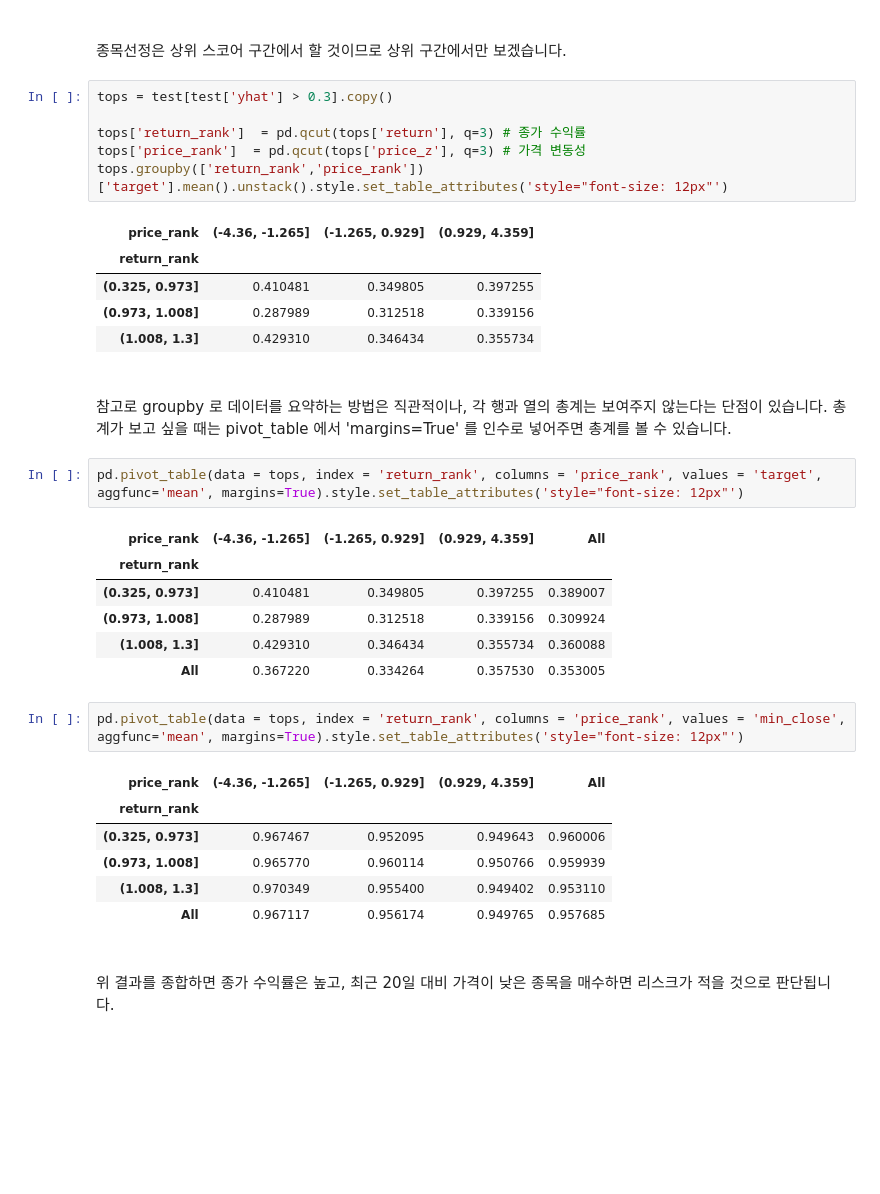
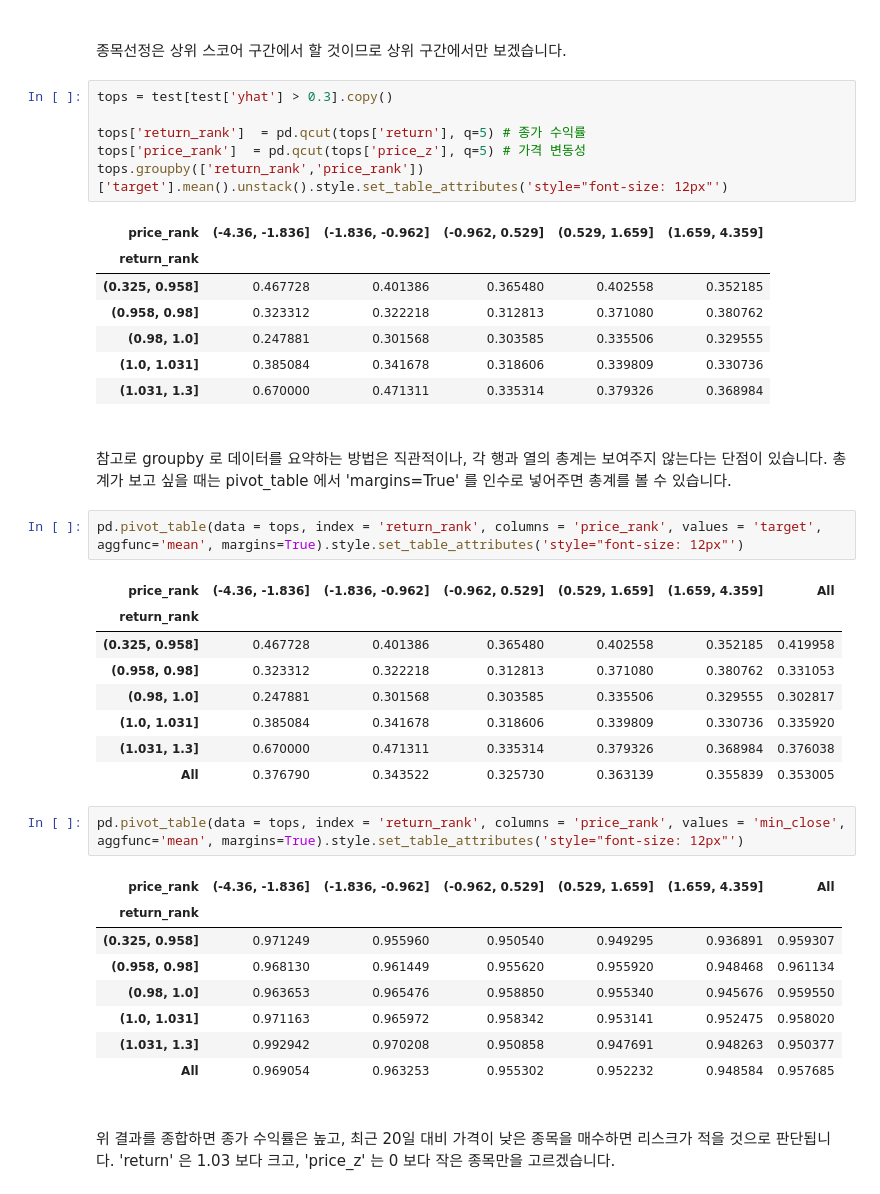
Before and after one commit to occam-KHS/JupyterBook, a Jupyter notebook: _build/jupyter_execute/chapter5/5.2.3_GAM.ipynb, the cells around one changed output. Saved outputs shown, nothing was run; the diff lists cells and outputs as text; blank space fills up the shorter version.

```diff
--- a/_build/jupyter_execute/chapter5/5.2.3_GAM.ipynb
+++ b/_build/jupyter_execute/chapter5/5.2.3_GAM.ipynb
@@ -223,35 +223,41 @@ Name: target, dtype: float64
 # %%
 tops = test[test['yhat'] > 0.3].copy()
 
-tops['return_rank']  = pd.qcut(tops['return'], q=3) # 종가 수익률
-tops['price_rank']  = pd.qcut(tops['price_z'], q=3) # 가격 변동성
+tops['return_rank']  = pd.qcut(tops['return'], q=5) # 종가 수익률
+tops['price_rank']  = pd.qcut(tops['price_z'], q=5) # 가격 변동성
 tops.groupby(['return_rank','price_rank'])['target'].mean().unstack().style.set_table_attributes('style="font-size: 12px"')
 # %% [output]
-| price_rank | (-4.36, -1.265] | (-1.265, 0.929] | (0.929, 4.359] |
-| return_rank |  |  |  |
-| (0.325, 0.973] | 0.410481 | 0.349805 | 0.397255 |
-| (0.973, 1.008] | 0.287989 | 0.312518 | 0.339156 |
-| (1.008, 1.3] | 0.429310 | 0.346434 | 0.355734 |
+| price_rank | (-4.36, -1.836] | (-1.836, -0.962] | (-0.962, 0.529] | (0.529, 1.659] | (1.659, 4.359] |
+| return_rank |  |  |  |  |  |
+| (0.325, 0.958] | 0.467728 | 0.401386 | 0.365480 | 0.402558 | 0.352185 |
+| (0.958, 0.98] | 0.323312 | 0.322218 | 0.312813 | 0.371080 | 0.380762 |
+| (0.98, 1.0] | 0.247881 | 0.301568 | 0.303585 | 0.335506 | 0.329555 |
+| (1.0, 1.031] | 0.385084 | 0.341678 | 0.318606 | 0.339809 | 0.330736 |
+| (1.031, 1.3] | 0.670000 | 0.471311 | 0.335314 | 0.379326 | 0.368984 |
 # %% [markdown]
 <br> 참고로 groupby 로 데이터를 요약하는 방법은 직관적이나, 각 행과 열의 총계는 보여주지 않는다는 단점이 있습니다. 총계가 보고 싶을 때는 pivot_table 에서 'margins=True' 를 인수로 넣어주면 총계를 볼 수 있습니다.
 # %%
 pd.pivot_table(data = tops, index = 'return_rank', columns = 'price_rank', values = 'target', aggfunc='mean', margins=True).style.set_table_attributes('style="font-size: 12px"')
 # %% [output]
-| price_rank | (-4.36, -1.265] | (-1.265, 0.929] | (0.929, 4.359] | All |
-| return_rank |  |  |  |  |
-| (0.325, 0.973] | 0.410481 | 0.349805 | 0.397255 | 0.389007 |
-| (0.973, 1.008] | 0.287989 | 0.312518 | 0.339156 | 0.309924 |
-| (1.008, 1.3] | 0.429310 | 0.346434 | 0.355734 | 0.360088 |
-| All | 0.367220 | 0.334264 | 0.357530 | 0.353005 |
+| price_rank | (-4.36, -1.836] | (-1.836, -0.962] | (-0.962, 0.529] | (0.529, 1.659] | (1.659, 4.359] | All |
+| return_rank |  |  |  |  |  |  |
+| (0.325, 0.958] | 0.467728 | 0.401386 | 0.365480 | 0.402558 | 0.352185 | 0.419958 |
+| (0.958, 0.98] | 0.323312 | 0.322218 | 0.312813 | 0.371080 | 0.380762 | 0.331053 |
+| (0.98, 1.0] | 0.247881 | 0.301568 | 0.303585 | 0.335506 | 0.329555 | 0.302817 |
+| (1.0, 1.031] | 0.385084 | 0.341678 | 0.318606 | 0.339809 | 0.330736 | 0.335920 |
+| (1.031, 1.3] | 0.670000 | 0.471311 | 0.335314 | 0.379326 | 0.368984 | 0.376038 |
+| All | 0.376790 | 0.343522 | 0.325730 | 0.363139 | 0.355839 | 0.353005 |
 # %%
 pd.pivot_table(data = tops, index = 'return_rank', columns = 'price_rank', values = 'min_close', aggfunc='mean', margins=True).style.set_table_attributes('style="font-size: 12px"')
 # %% [output]
-| price_rank | (-4.36, -1.265] | (-1.265, 0.929] | (0.929, 4.359] | All |
-| return_rank |  |  |  |  |
-| (0.325, 0.973] | 0.967467 | 0.952095 | 0.949643 | 0.960006 |
-| (0.973, 1.008] | 0.965770 | 0.960114 | 0.950766 | 0.959939 |
-| (1.008, 1.3] | 0.970349 | 0.955400 | 0.949402 | 0.953110 |
-| All | 0.967117 | 0.956174 | 0.949765 | 0.957685 |
+| price_rank | (-4.36, -1.836] | (-1.836, -0.962] | (-0.962, 0.529] | (0.529, 1.659] | (1.659, 4.359] | All |
+| return_rank |  |  |  |  |  |  |
+| (0.325, 0.958] | 0.971249 | 0.955960 | 0.950540 | 0.949295 | 0.936891 | 0.959307 |
+| (0.958, 0.98] | 0.968130 | 0.961449 | 0.955620 | 0.955920 | 0.948468 | 0.961134 |
+| (0.98, 1.0] | 0.963653 | 0.965476 | 0.958850 | 0.955340 | 0.945676 | 0.959550 |
+| (1.0, 1.031] | 0.971163 | 0.965972 | 0.958342 | 0.953141 | 0.952475 | 0.958020 |
+| (1.031, 1.3] | 0.992942 | 0.970208 | 0.950858 | 0.947691 | 0.948263 | 0.950377 |
+| All | 0.969054 | 0.963253 | 0.955302 | 0.952232 | 0.948584 | 0.957685 |
 # %% [markdown]
-<br> 위 결과를 종합하면 종가 수익률은 높고, 최근 20일 대비 가격이 낮은 종목을 매수하면 리스크가 적을 것으로 판단됩니다.
+<br> 위 결과를 종합하면 종가 수익률은 높고, 최근 20일 대비 가격이 낮은 종목을 매수하면 리스크가 적을 것으로 판단됩니다. 'return' 은 1.03 보다 크고, 'price_z' 는 0 보다 작은 종목만을 고르겠습니다.
 # %%
```
Also changed, not shown: parts of 2 cells of this notebook, 24 other files.
